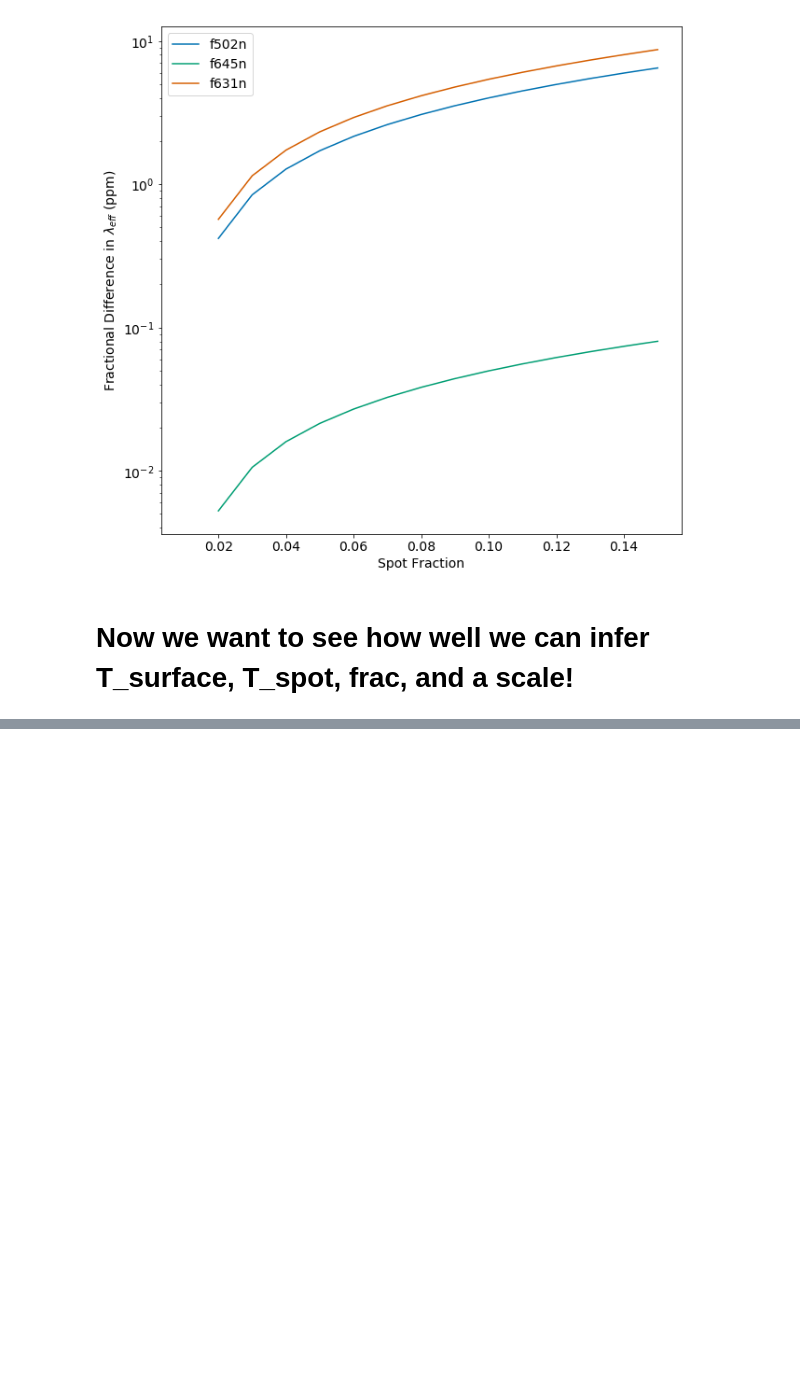
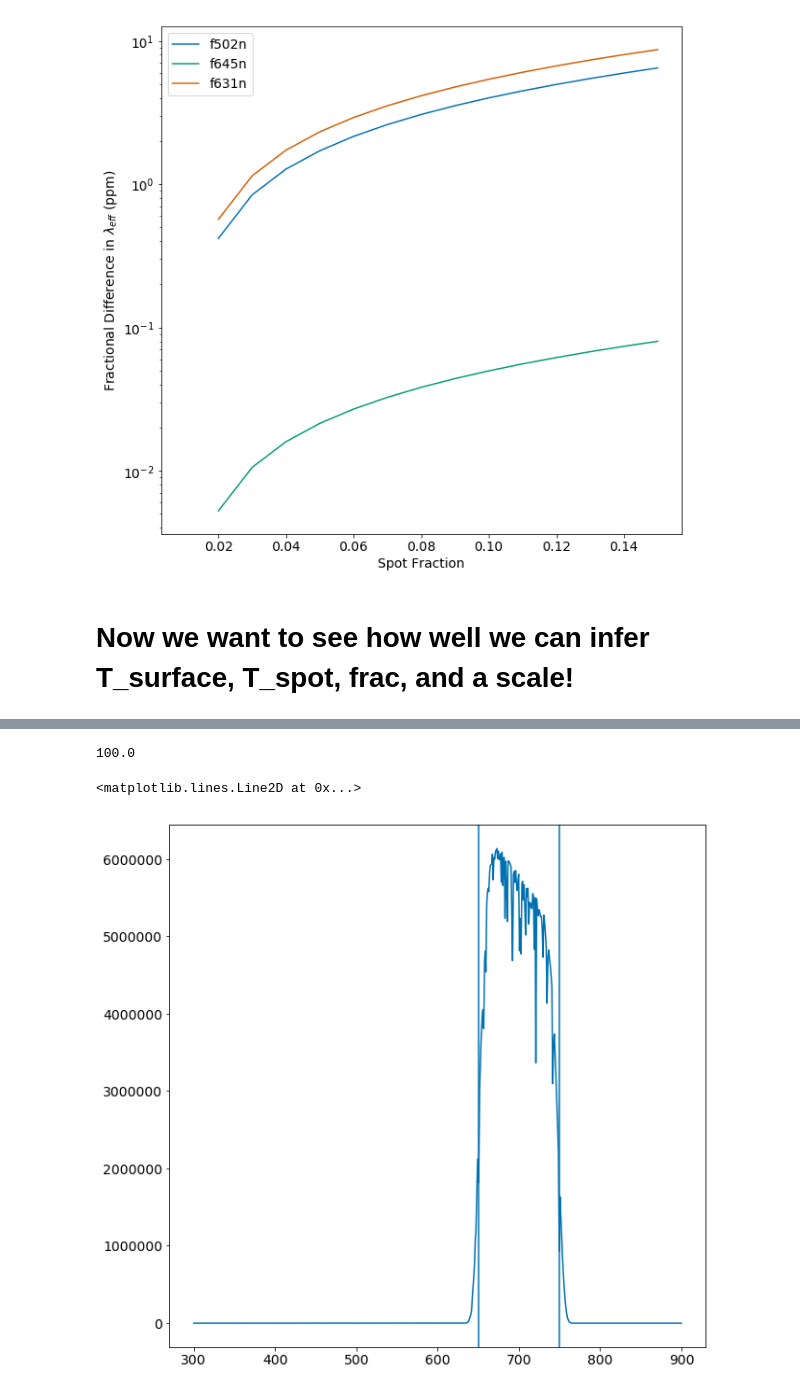
Before and after one commit to benjaminpope/toliman, a Jupyter notebook: synthetic.ipynb, the cells around one changed output, grey strips where cells are left out. Saved outputs shown, nothing was run; the diff lists cells and outputs as text; code cells hidden in the pictures; blank space fills up the shorter version.

```diff
--- a/synthetic.ipynb
+++ b/synthetic.ipynb
@@ -190,0 +203,42 @@ Wall time: 15.4 s
+# %%
+T_surface = 5790
+T_spot = 4700
+
+surf_spec = surface.sample(wavels)
+spot_spec = spot.sample(wavels)
+surface = S.Icat('phoenix',T_surface,0.2,4.30)
+spot = S.Icat('phoenix',T_spot,0.2,4.30)
+
+bands = np.linspace(5000,7000,500)
+full_list = []
+sigs = [10,50,100,250,500,1000]
+
+for sig in sigs:
+    grads = []
+
+    for band in bands:
+        bandpass = supergaussian(wavels,band,sigma=sig)
+
+        centres = []
+
+        for frac in [0.0,0.15]:
+            this_spec = bandpass*((1-frac)*surf_spec + (frac)*spot_spec)
+
+            centres.append(np.sum(wavels*this_spec)/np.sum(this_spec))
+
+        centres = np.array(centres)
+        diff = np.abs(centres[1]-centres[0])/centres[0]
+
+        grads.append(diff)
+
+    grads = np.array(grads)
+    full_list.append(grads)
+# %%
+plt.plot(wavels/10.,this_spec)
+print sig/10.
+plt.axvline((band-sig/2.)/10)
+plt.axvline((band+sig/2.)/10)
+# %% [output]
+100.0
+<matplotlib.lines.Line2D at 0x...>
+[figure, added]
```
Also changed, not shown: parts of 8 cells of this notebook.
